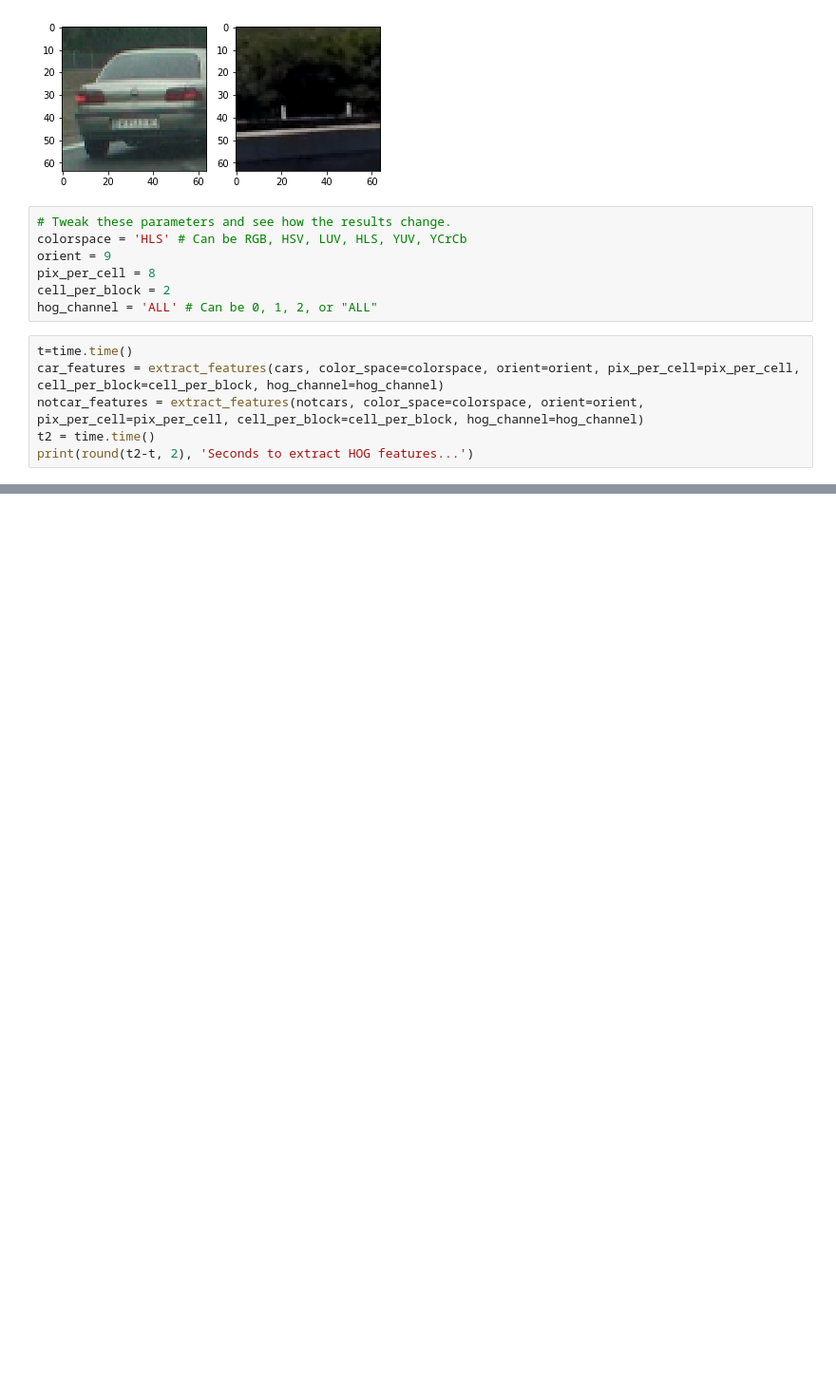
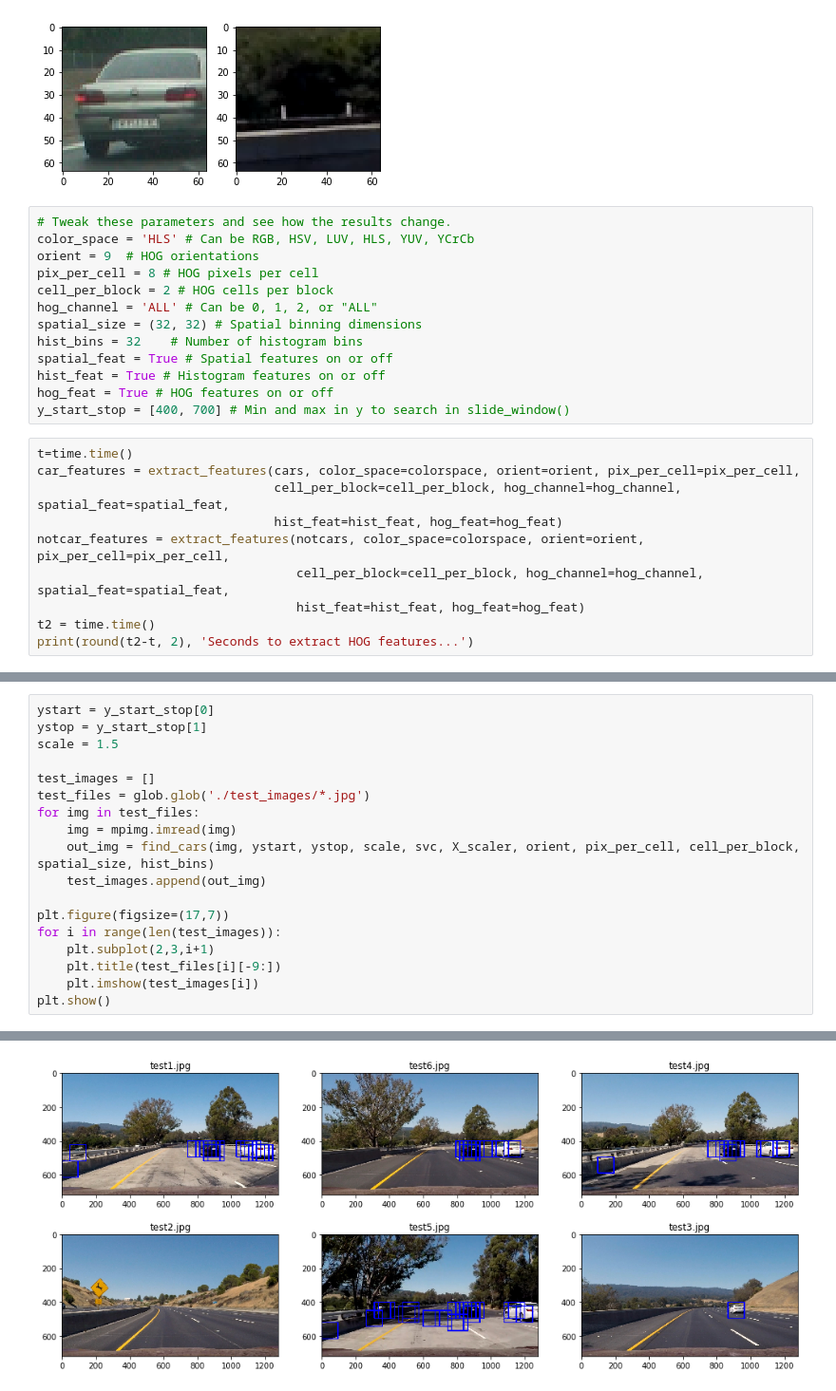
Before and after one commit to Rxmeez/SDCND-1-VehicleDectection, a Jupyter notebook: Vehicle-Detection.ipynb, the cells around one changed output, grey strips where cells are left out. Shown at 95% size. Cells and saved outputs as stored; diff of their text form; blank space fills up the shorter version.

Commit message:
Hog Sub-sampling window search implement

```diff
--- a/Vehicle-Detection.ipynb
+++ b/Vehicle-Detection.ipynb
@@ -139,15 +296,25 @@ plt.show()
 [figure]
 # %%
 # Tweak these parameters and see how the results change.
-colorspace = 'HLS' # Can be RGB, HSV, LUV, HLS, YUV, YCrCb
-orient = 9
-pix_per_cell = 8
-cell_per_block = 2
+color_space = 'HLS' # Can be RGB, HSV, LUV, HLS, YUV, YCrCb
+orient = 9  # HOG orientations
+pix_per_cell = 8 # HOG pixels per cell
+cell_per_block = 2 # HOG cells per block
 hog_channel = 'ALL' # Can be 0, 1, 2, or "ALL"
+spatial_size = (32, 32) # Spatial binning dimensions
+hist_bins = 32    # Number of histogram bins
+spatial_feat = True # Spatial features on or off
+hist_feat = True # Histogram features on or off
+hog_feat = True # HOG features on or off
+y_start_stop = [400, 700] # Min and max in y to search in slide_window()
 # %%
 t=time.time()
-car_features = extract_features(cars, color_space=colorspace, orient=orient, pix_per_cell=pix_per_cell, cell_per_block=cell_per_block, hog_channel=hog_channel)
-notcar_features = extract_features(notcars, color_space=colorspace, orient=orient, pix_per_cell=pix_per_cell, cell_per_block=cell_per_block, hog_channel=hog_channel)
+car_features = extract_features(cars, color_space=colorspace, orient=orient, pix_per_cell=pix_per_cell,
+                                cell_per_block=cell_per_block, hog_channel=hog_channel, spatial_feat=spatial_feat,
+                                hist_feat=hist_feat, hog_feat=hog_feat)
+notcar_features = extract_features(notcars, color_space=colorspace, orient=orient, pix_per_cell=pix_per_cell,
+                                   cell_per_block=cell_per_block, hog_channel=hog_channel, spatial_feat=spatial_feat,
+                                   hist_feat=hist_feat, hog_feat=hog_feat)
 t2 = time.time()
 print(round(t2-t, 2), 'Seconds to extract HOG features...')
 # %% [output]
@@ -198,0 +452,19 @@ For these 10 labels:  [ 1.  0.  0.  0.  0.  0.  1.  0.  1.  1.]
+# %%
+ystart = y_start_stop[0]
+ystop = y_start_stop[1]
+scale = 1.5
+
+test_images = []
+test_files = glob.glob('./test_images/*.jpg')
+for img in test_files:
+    img = mpimg.imread(img)
+    out_img = find_cars(img, ystart, ystop, scale, svc, X_scaler, orient, pix_per_cell, cell_per_block, spatial_size, hist_bins)
+    test_images.append(out_img)
+
+plt.figure(figsize=(17,7))
+for i in range(len(test_images)):
+    plt.subplot(2,3,i+1)
+    plt.title(test_files[i][-9:])
+    plt.imshow(test_images[i])
+plt.show()
+# %% [output]
@@ -198,0 +473 @@ For these 10 labels:  [ 1.  0.  0.  0.  0.  0.  1.  0.  1.  1.]
+[figure, added]
```
Also changed, not shown: parts of 8 cells of this notebook, 1 other file.
